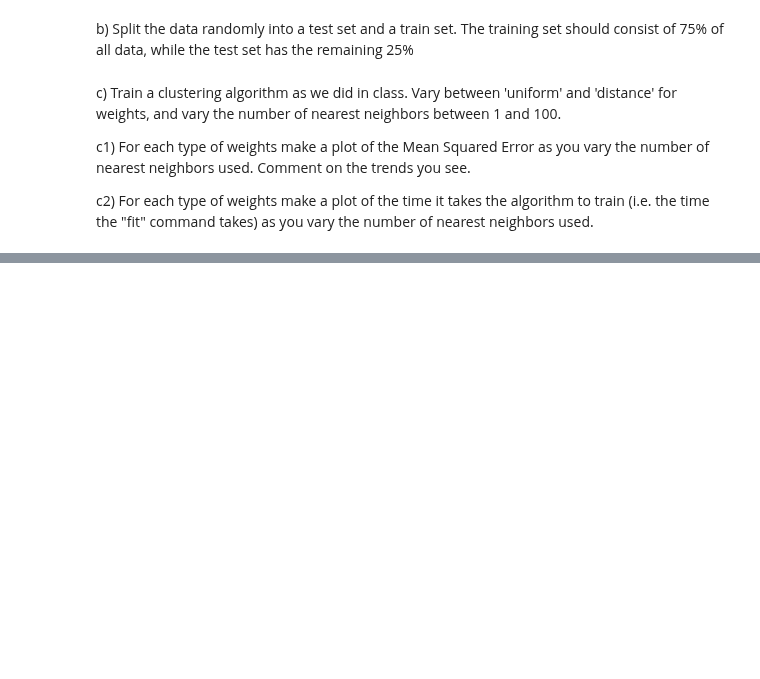
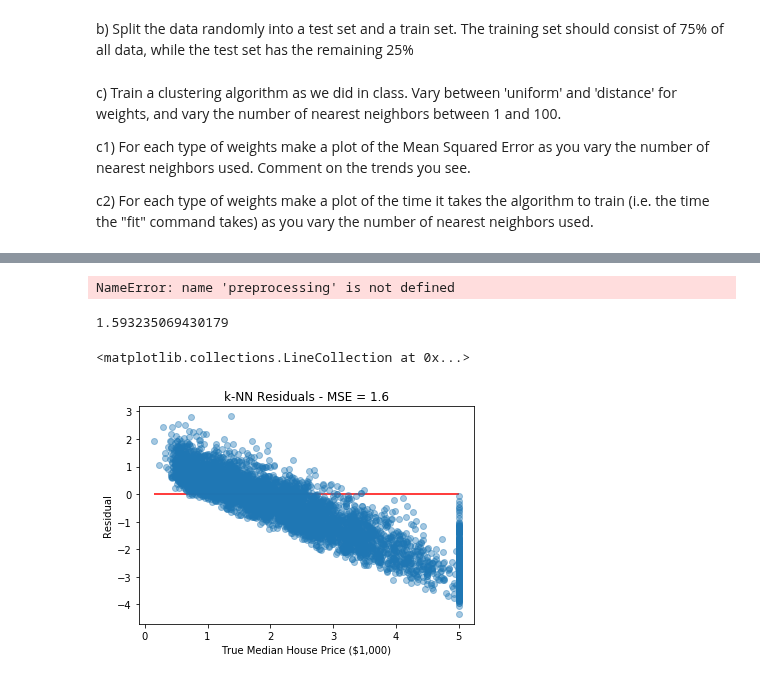
Before and after one commit to ShengJunHui/Homeworks, a Jupyter notebook: PS4/PS4.ipynb, the cells around one changed output, grey strips where cells are left out. Saved outputs shown, nothing was run; the diff lists cells and outputs as text; code cells hidden in the pictures; blank space fills up the shorter version.

```diff
--- a/PS4/PS4.ipynb
+++ b/PS4/PS4.ipynb
@@ -269,5 +317,0 @@ Reshape your data either using array.reshape(-1, 1) if your data has a single fe
-# %%
-import math
-half = math.floor(len(Y)/2)
-
-Y[:half].shape
@@ -276,5 +322,13 @@ Y[:half].shape
 # %% [markdown]
 b) Split the data randomly into a test set and a train set. The training set should consist of 75% of all data, while the test set has the remaining 25%
+# %%
+# split the data
+import math
+division = math.floor(3*len(Y)/4)
+train_X = X[:division]
+train_Y = Y[:division]
+test_X = X[division:]
+test_Y = Y[division:]
 # %% [markdown]
 c) Train a clustering algorithm as we did in class. Vary between 'uniform' and 'distance' for weights, and vary the number of nearest neighbors between 1 and 100.
 
@@ -283,0 +381,34 @@ c2) For each type of weights make a plot of the time it takes the algorithm to t
+# %%
+# many methods work better on scaled X
+X_scaled = preprocessing.scale(X)
+clf1 = neighbors.KNeighborsRegressor(5)
+train_X = X_scaled[:half]
+test_X = X_scaled[half:]
+
+clf1.fit(train_X,train_Y)
+# %% [output]
+NameError: name 'preprocessing' is not defined
+# %%
+from sklearn import neighbors
+from sklearn import preprocessing
+from sklearn.metrics import mean_squared_error
+
+# many methods work better on scaled X
+
+clf1 = neighbors.KNeighborsRegressor(5)
+
+clf1.fit(train_X,train_Y)
+
+Y_knn_pred = clf1.predict(test_X)
+mse = mean_squared_error(test_Y,Y_knn_pred) ; print(mse)
+
+f, ax = plt.subplots()
+ax.plot(test_Y, Y_knn_pred - test_Y,'o',alpha=0.4)
+ax.set_title("k-NN Residuals - MSE = %.1f" % mse)
+ax.set_xlabel("True Median House Price ($1,000)")
+ax.set_ylabel("Residual")
+ax.hlines(0,min(test_Y),max(test_Y),color="red")
+# %% [output]
+1.593235069430179
+<matplotlib.collections.LineCollection at 0x...>
+[figure, added]
```
Also changed, not shown: parts of 9 cells of this notebook.
